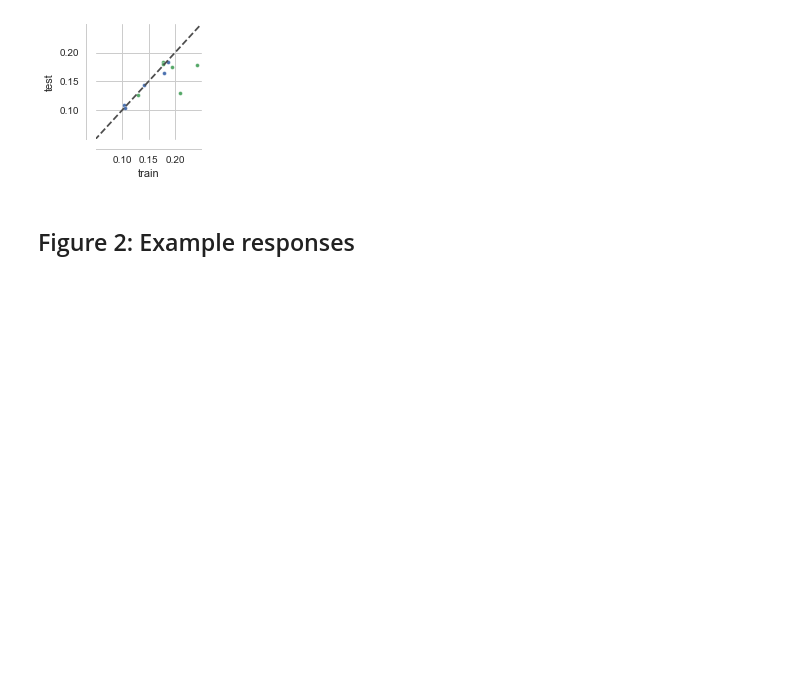
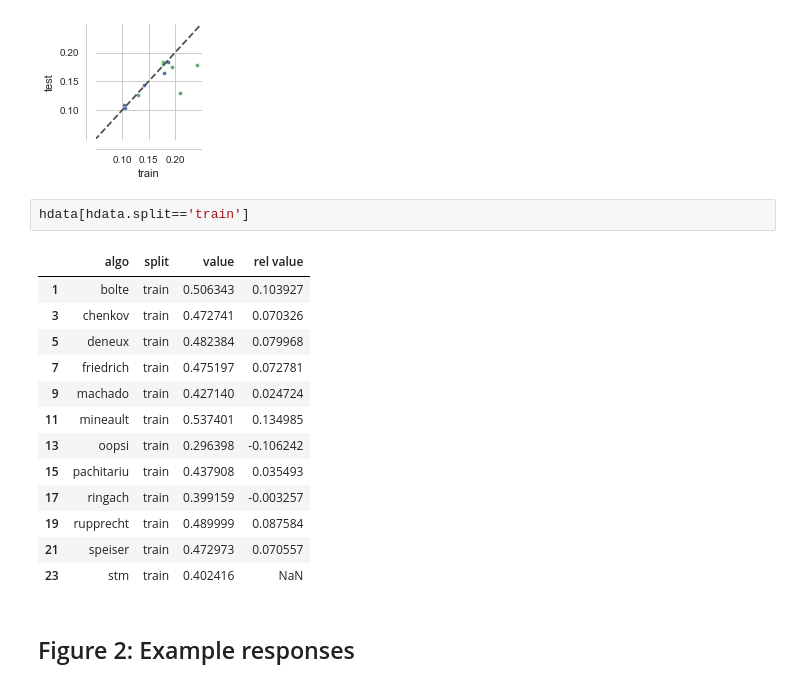
Before and after one commit to berenslab/spikefinder_analysis, a Jupyter notebook: Paper figures.ipynb, the cells around one changed output. Saved outputs shown, nothing was run; the diff lists cells and outputs as text; blank space fills up the shorter version.

```diff
--- a/Paper figures.ipynb
+++ b/Paper figures.ipynb
@@ -281,6 +281,22 @@ plt.plot([0,0.5],[0, 0.5], ls="--", c=".3")
 g.savefig('figures/fig1_overfit.pdf',bbox_inches='tight')
 # %% [output]
 [figure]
+# %%
+hdata[hdata.split=='train']
+# %% [output]
+|  | algo | split | value | rel value |
+| 1 | bolte | train | 0.506343 | 0.103927 |
+| 3 | chenkov | train | 0.472741 | 0.070326 |
+| 5 | deneux | train | 0.482384 | 0.079968 |
+| 7 | friedrich | train | 0.475197 | 0.072781 |
+| 9 | machado | train | 0.427140 | 0.024724 |
+| 11 | mineault | train | 0.537401 | 0.134985 |
+| 13 | oopsi | train | 0.296398 | -0.106242 |
+| 15 | pachitariu | train | 0.437908 | 0.035493 |
+| 17 | ringach | train | 0.399159 | -0.003257 |
+| 19 | rupprecht | train | 0.489999 | 0.087584 |
+| 21 | speiser | train | 0.472973 | 0.070557 |
+| 23 | stm | train | 0.402416 | NaN |
 # %% [markdown]
 ## Figure 2: Example responses
 # %%
```
Also changed, not shown: 7 other files.
